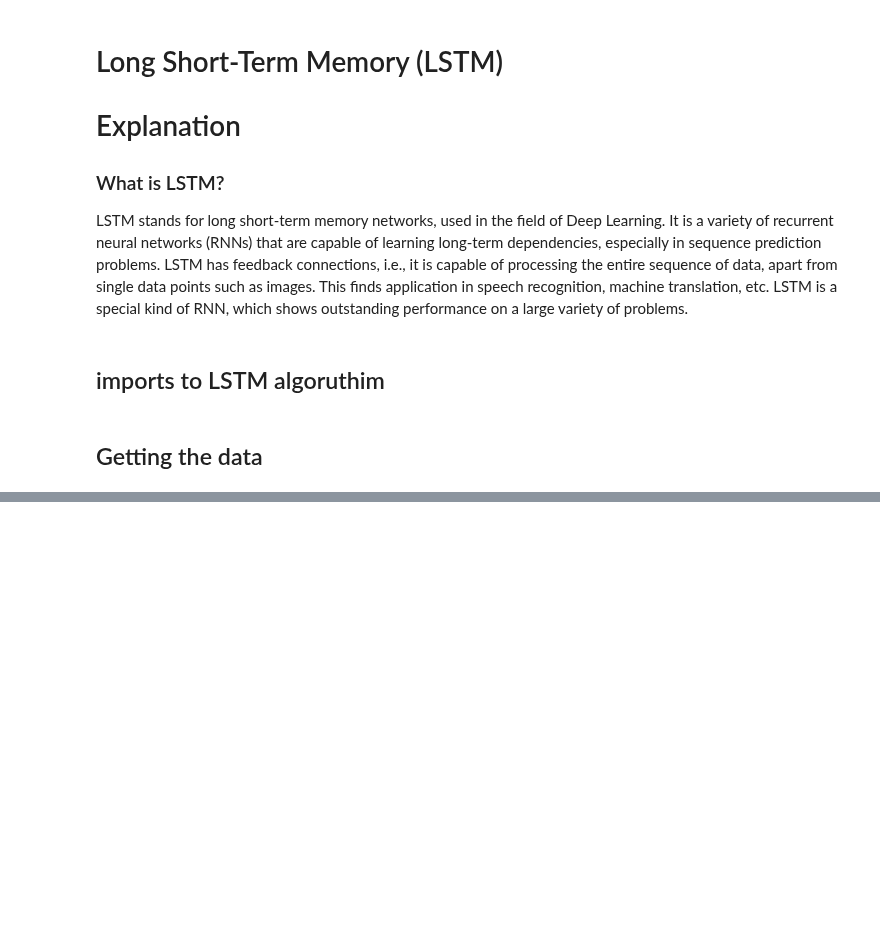
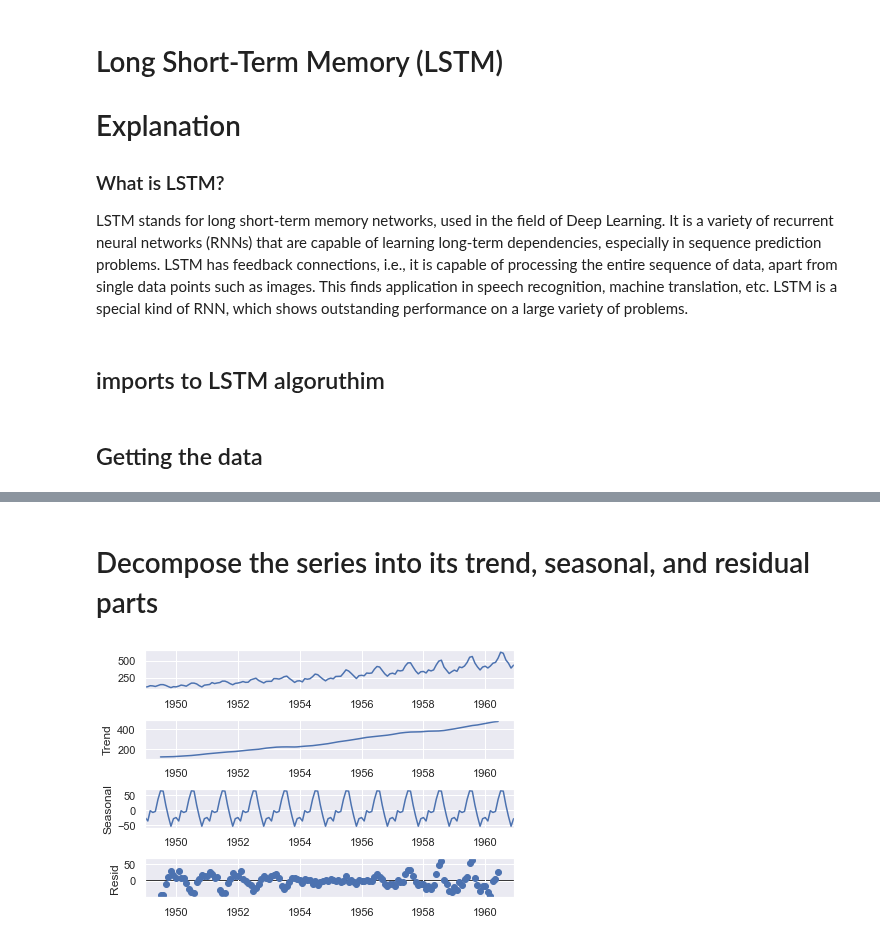
Before and after one commit to sirandreww/236754_project_in_intelligent_systems, a Jupyter notebook: jupyter_notebooks/03_lstm.ipynb, the cells around one changed output, grey strips where cells are left out. Cells and saved outputs as stored; diff of their text form; code cells hidden in the pictures; blank space fills up the shorter version.

```diff
--- a/jupyter_notebooks/03_lstm.ipynb
+++ b/jupyter_notebooks/03_lstm.ipynb
@@ -20,14 +19,6 @@ from scalecast.Forecaster import Forecaster
 # %% [markdown]
 ## Getting the data
 # %%
-# Now, we will load the data set and look at some initial rows and data types of the columns:
-data = pd.read_csv('data/AirPassengers.csv')
-print (data.head())
-print ('\n Data Types:')
-print (data.dtypes)
+sns.set(rc={'figure.figsize':(15,8)})
 
-# The data contains a particular month and number of passengers travelling in that month. In order to read the data as a time series, we have to pass special arguments to the read_csv command:
-dateparse = lambda dates: pd.datetime.strptime(dates, '%d/%m/%Y')
-data = pd.read_csv('data/AirPassengers.csv', parse_dates=['Month'], index_col='Month',date_parser=dateparse)
-print ('\n Parsed Data:')
-print (data.head())
+data = pd.read_csv('data/AirPassengers.csv',parse_dates=['Month'])
@@ -88,0 +50,7 @@ AttributeError: module 'pandas' has no attribute 'rolling_mean'
+# %% [markdown]
+# Decompose the series into its trend, seasonal, and residual parts
+# %%
+f.seasonal_decompose().plot()
+plt.show()
+# %% [output]
+[figure, added]
```
Also changed, not shown: parts of 15 cells of this notebook, 1 other file.
